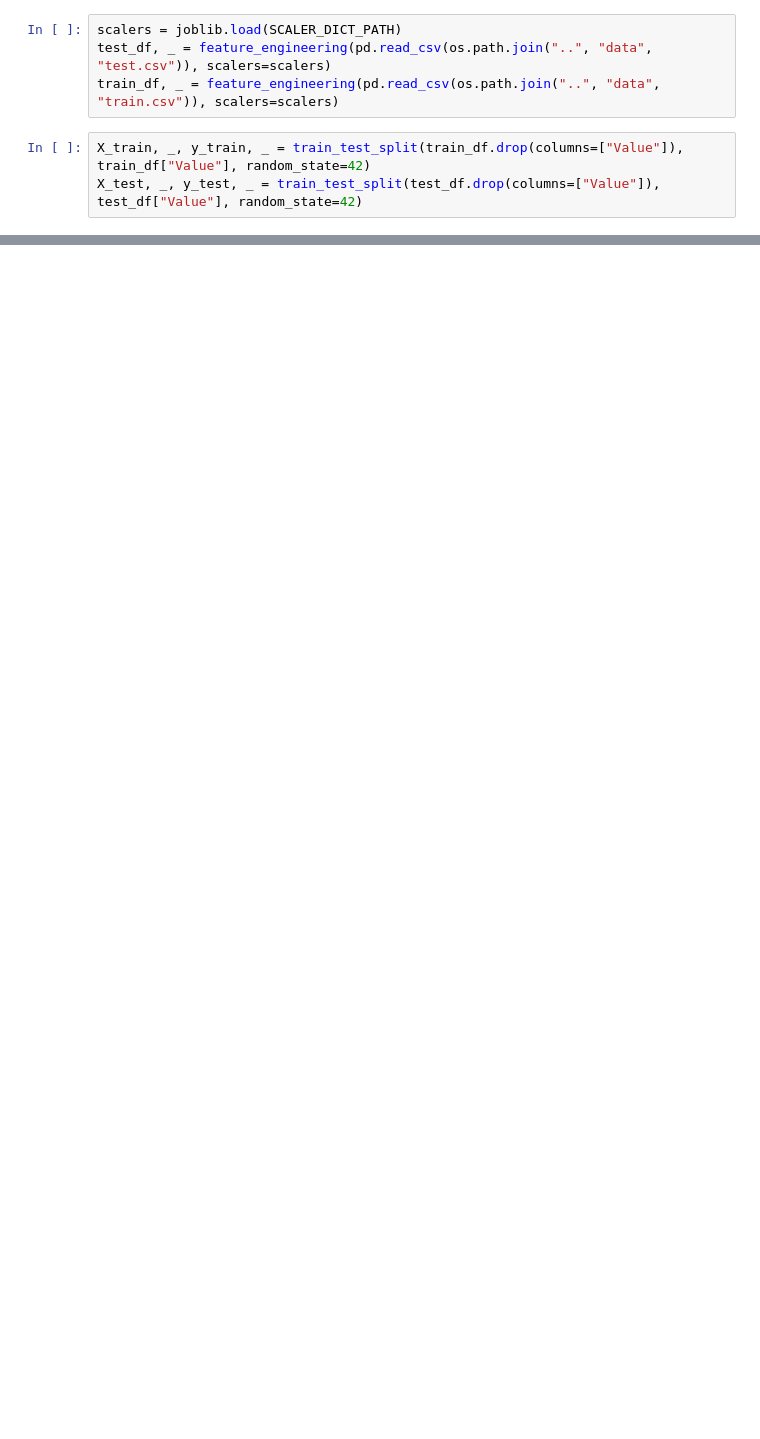
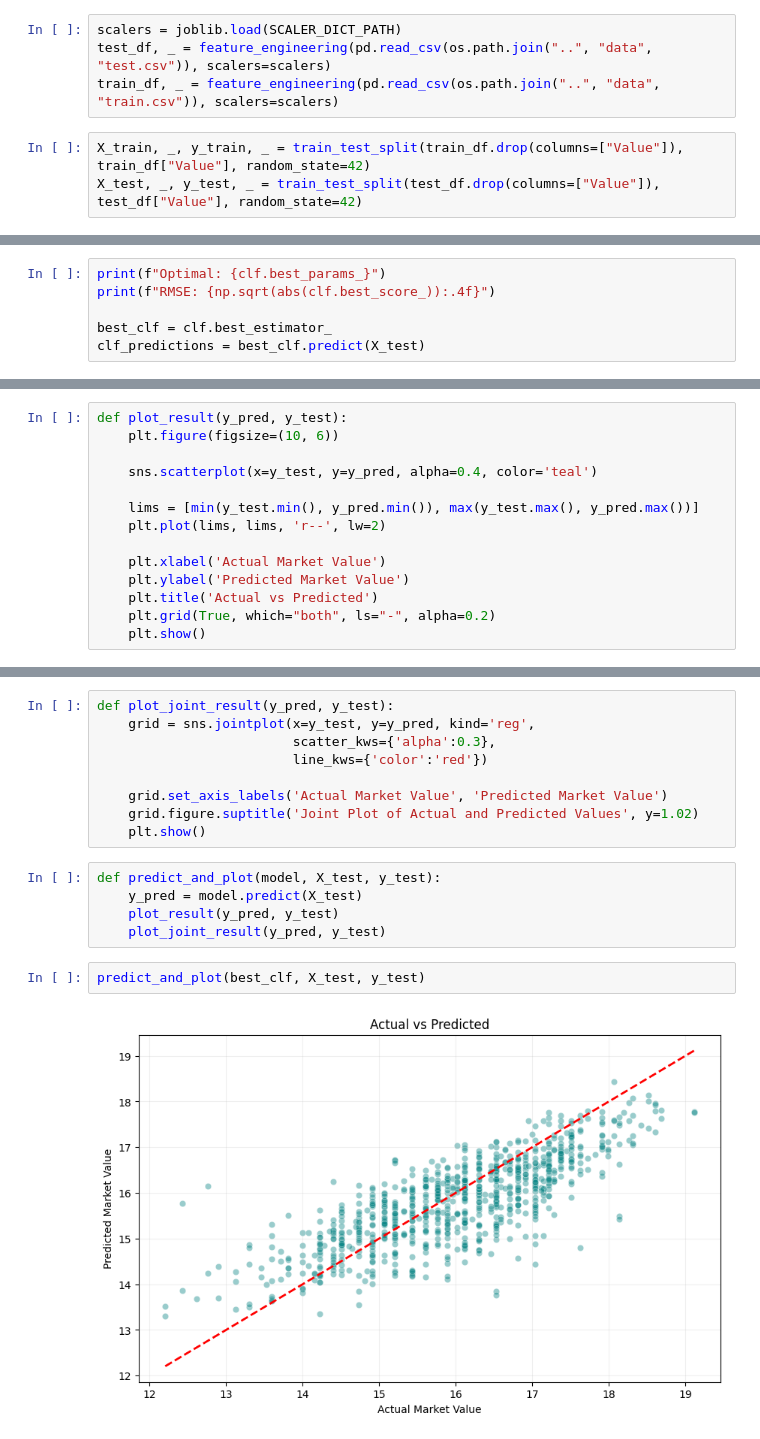
Before and after one commit to Juhyeong-Pang/MarketValuePrediction, a Jupyter notebook: notebooks/train.ipynb, the cells around one changed output, grey strips where cells are left out. Cells and saved outputs as stored; diff of their text form; blank space fills up the shorter version.

Commit message:
Evaluating Models

```diff
--- a/notebooks/train.ipynb
+++ b/notebooks/train.ipynb
@@ -95,0 +145,6 @@ XGBRegressor(base_score=None, booster=None, callbacks=None,
+# %%
+print(f"Optimal: {clf.best_params_}")
+print(f"RMSE: {np.sqrt(abs(clf.best_score_)):.4f}")
+
+best_clf = clf.best_estimator_
+clf_predictions = best_clf.predict(X_test)
@@ -95,0 +166,14 @@ XGBRegressor(base_score=None, booster=None, callbacks=None,
+# %%
+def plot_result(y_pred, y_test):
+    plt.figure(figsize=(10, 6))
+
+    sns.scatterplot(x=y_test, y=y_pred, alpha=0.4, color='teal')
+
+    lims = [min(y_test.min(), y_pred.min()), max(y_test.max(), y_pred.max())]
+    plt.plot(lims, lims, 'r--', lw=2)
+
+    plt.xlabel('Actual Market Value')
+    plt.ylabel('Predicted Market Value')
+    plt.title('Actual vs Predicted')
+    plt.grid(True, which="both", ls="-", alpha=0.2)
+    plt.show()
@@ -95,0 +197,18 @@ XGBRegressor(base_score=None, booster=None, callbacks=None,
+# %%
+def plot_joint_result(y_pred, y_test):
+    grid = sns.jointplot(x=y_test, y=y_pred, kind='reg',
+                         scatter_kws={'alpha':0.3},
+                         line_kws={'color':'red'})
+
+    grid.set_axis_labels('Actual Market Value', 'Predicted Market Value')
+    grid.figure.suptitle('Joint Plot of Actual and Predicted Values', y=1.02)
+    plt.show()
+# %%
+def predict_and_plot(model, X_test, y_test):
+    y_pred = model.predict(X_test)
+    plot_result(y_pred, y_test)
+    plot_joint_result(y_pred, y_test)
+# %%
+predict_and_plot(best_clf, X_test, y_test)
+# %% [output]
+[figure, added]
```
Also changed, not shown: parts of 23 cells of this notebook, 1 other file.
